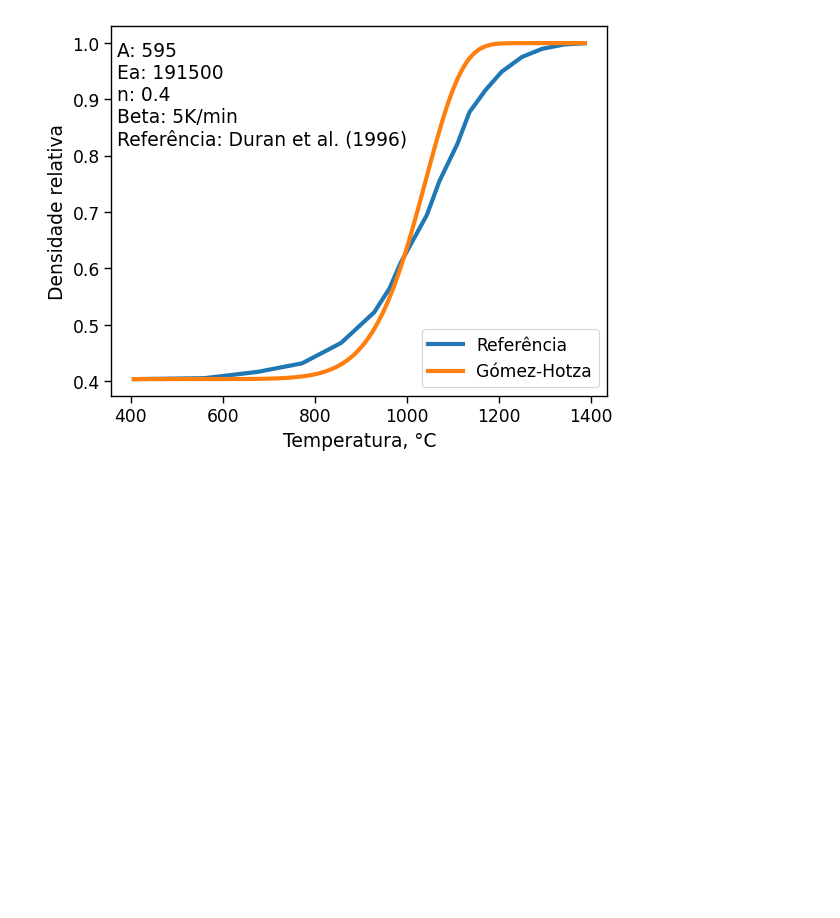
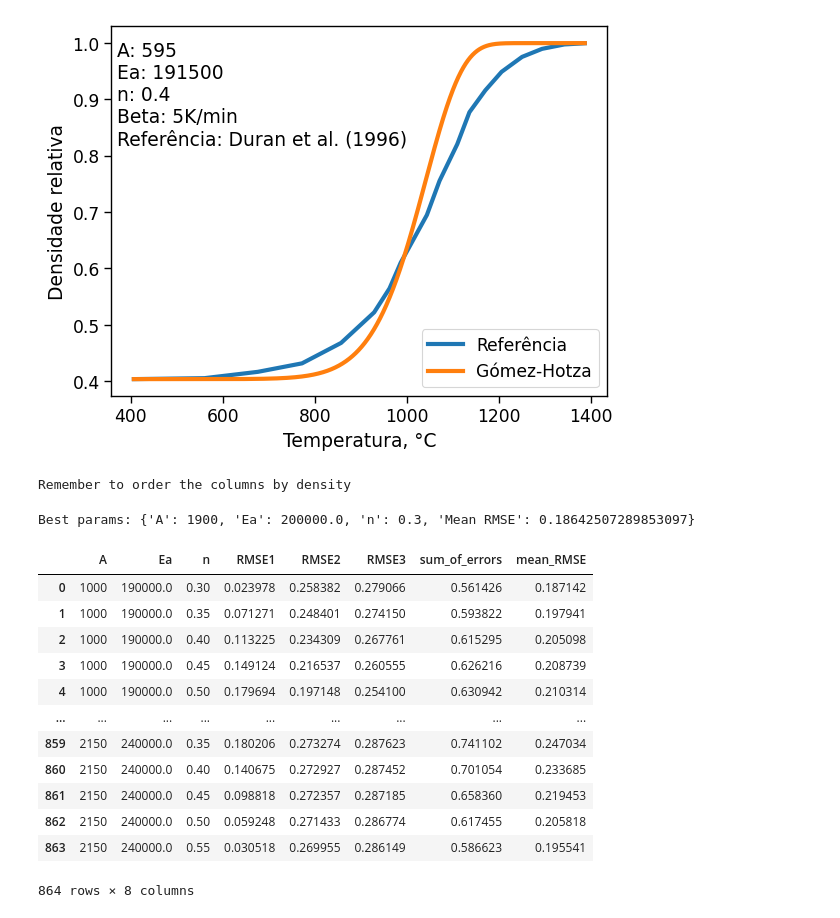
Before and after one commit to gupaulasan/sintering-densification-prediction, a Jupyter notebook: Model_GomezHotzaV2.ipynb, the cells around one changed output. Cells and saved outputs as stored; diff of their text form; code cells hidden in the pictures; blank space fills up the shorter version.

```diff
--- a/Model_GomezHotzaV2.ipynb
+++ b/Model_GomezHotzaV2.ipynb
@@ -585,3 +585,43 @@ plt.text(370, 0.82, 'A: 595\nEa: 191500\nn: 0.4\nBeta: 5K/min\nReferência: Dura
 plt.show()
 # %% [output]
 [figure]
+# %%
+alumina = read_clean_csv("C:/Users/gupau/Documents/UFSC - PC/Semestre 23.2/TCC/Alumina/wpd_datasets.csv", double_headed=True)
+# %% [output]
+Remember to order the columns by density
+# %%
+alumina_1_6K = pd.DataFrame(alumina[alumina.columns.values[0:2]])
+alumina_4K = pd.DataFrame(alumina[alumina.columns.values[2:4]])
+alumina_10K = pd.DataFrame(alumina[alumina.columns.values[4:]])
+
+alumina_1_6K.columns = [col[5:] for col in alumina_1_6K.columns.values]
+alumina_4K.columns = [col[3:] for col in alumina_4K.columns.values]
+alumina_10K.columns = [col[4:] for col in alumina_10K.columns.values]
+
+alumina_1_6K['density'] = alumina_1_6K['density'] / 100
+alumina_4K['density'] = alumina_4K['density'] / 100
+alumina_10K['density'] = alumina_10K['density'] / 100
+# %%
+alumina1 = {'df': alumina_1_6K, 'G': 60e-9, 'theta0':0.48, 'beta':1.6, 'beta_SI':False, 'Xaxis': 'temperatureC', 'Yaxis':'density'}
+alumina4 = {'df': alumina_4K, 'G': 60e-9, 'theta0':0.48, 'beta':4, 'beta_SI':False, 'Xaxis': 'temperatureC', 'Yaxis':'density'}
+alumina10 = {'df': alumina_10K, 'G': 60e-9, 'theta0':0.48, 'beta':10.0, 'beta_SI':False, 'Xaxis': 'temperatureC', 'Yaxis':'density'}
+alumina_list = [alumina1, alumina4, alumina10]
+# %%
+params4, result4 = validation(A_values=np.arange(1000, 2200, 50), n_values=[0.3,0.35,0.4,0.45, 0.5,0.55], Ea_values=np.arange(190e3, 250e3,10000) , curves=alumina_list)
+print(f'Best params: {params4}')
+result4
+# %% [output]
+Best params: {'A': 1900, 'Ea': 200000.0, 'n': 0.3, 'Mean RMSE': 0.18642507289853097}
+|  | A | Ea | n | RMSE1 | RMSE2 | RMSE3 | sum_of_errors | mean_RMSE |
+| 0 | 1000 | 190000.0 | 0.30 | 0.023978 | 0.258382 | 0.279066 | 0.561426 | 0.187142 |
+| 1 | 1000 | 190000.0 | 0.35 | 0.071271 | 0.248401 | 0.274150 | 0.593822 | 0.197941 |
+| 2 | 1000 | 190000.0 | 0.40 | 0.113225 | 0.234309 | 0.267761 | 0.615295 | 0.205098 |
+| 3 | 1000 | 190000.0 | 0.45 | 0.149124 | 0.216537 | 0.260555 | 0.626216 | 0.208739 |
+| 4 | 1000 | 190000.0 | 0.50 | 0.179694 | 0.197148 | 0.254100 | 0.630942 | 0.210314 |
+| ... | ... | ... | ... | ... | ... | ... | ... | ... |
+| 859 | 2150 | 240000.0 | 0.35 | 0.180206 | 0.273274 | 0.287623 | 0.741102 | 0.247034 |
+| 860 | 2150 | 240000.0 | 0.40 | 0.140675 | 0.272927 | 0.287452 | 0.701054 | 0.233685 |
+| 861 | 2150 | 240000.0 | 0.45 | 0.098818 | 0.272357 | 0.287185 | 0.658360 | 0.219453 |
+| 862 | 2150 | 240000.0 | 0.50 | 0.059248 | 0.271433 | 0.286774 | 0.617455 | 0.205818 |
+| 863 | 2150 | 240000.0 | 0.55 | 0.030518 | 0.269955 | 0.286149 | 0.586623 | 0.195541 |
+864 rows × 8 columns
```
